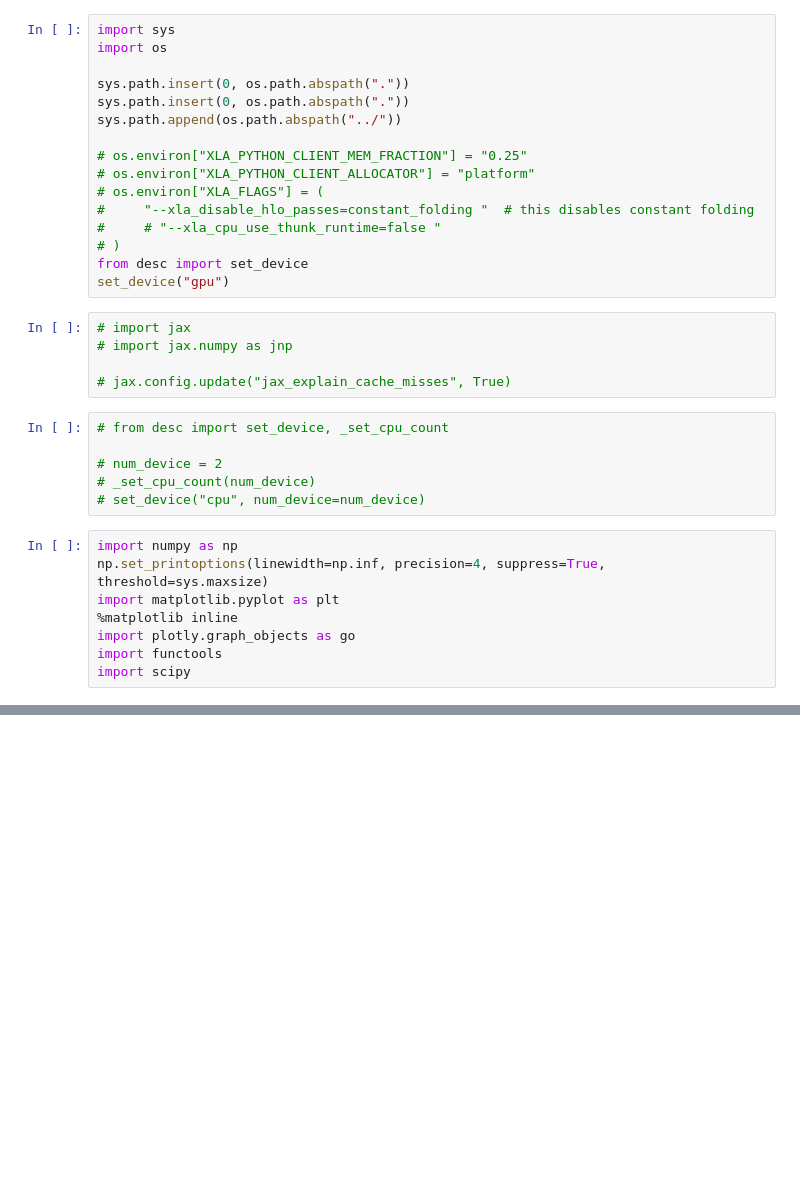
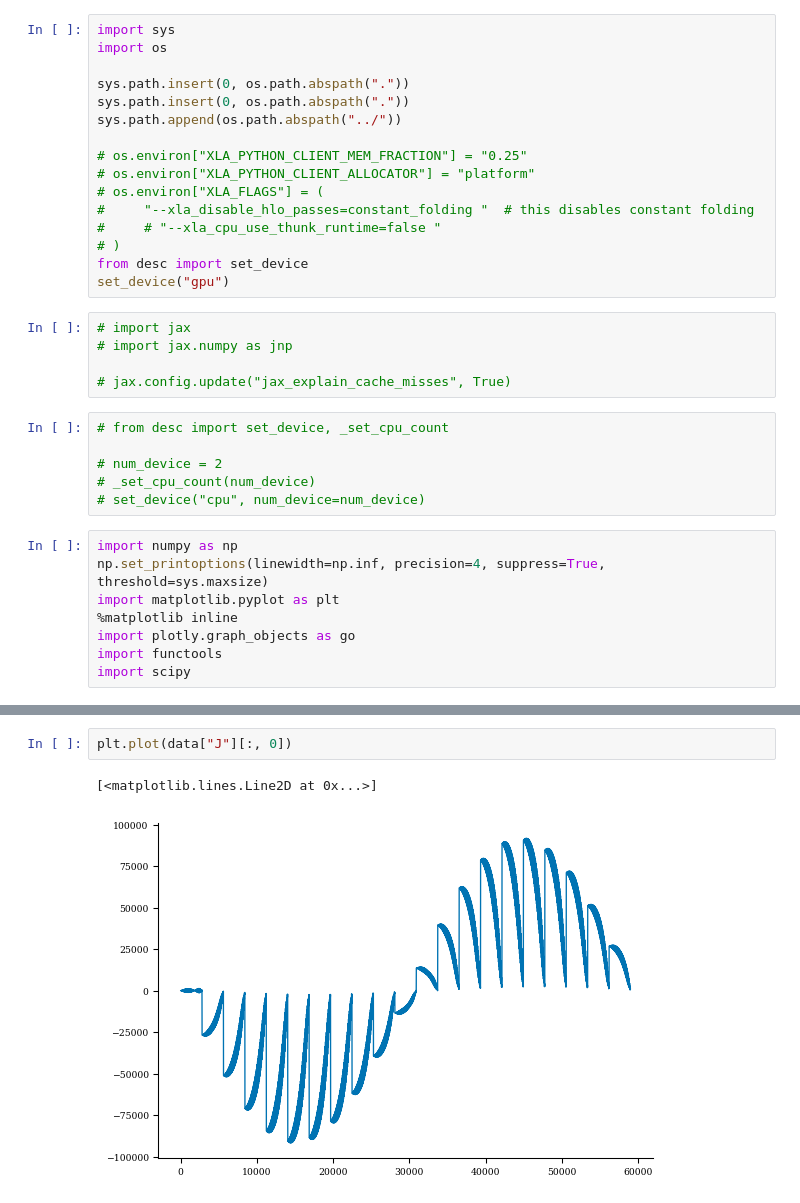
Before and after one commit to YigitElma/DEBUG-DESC, a Jupyter notebook: test-notebook.ipynb, the cells around one changed output, grey strips where cells are left out. Cells and saved outputs as stored; diff of their text form; blank space fills up the shorter version.

```diff
--- a/test-notebook.ipynb
+++ b/test-notebook.ipynb
@@ -88 +101,6 @@ eq = get("precise_QA")
+# %%
+plt.plot(data["J"][:, 0])
+# %% [output]
+[<matplotlib.lines.Line2D at 0x...>]
+[figure, added]
 # %%
```
Also changed, not shown: parts of 7 cells of this notebook, 14 other files.
